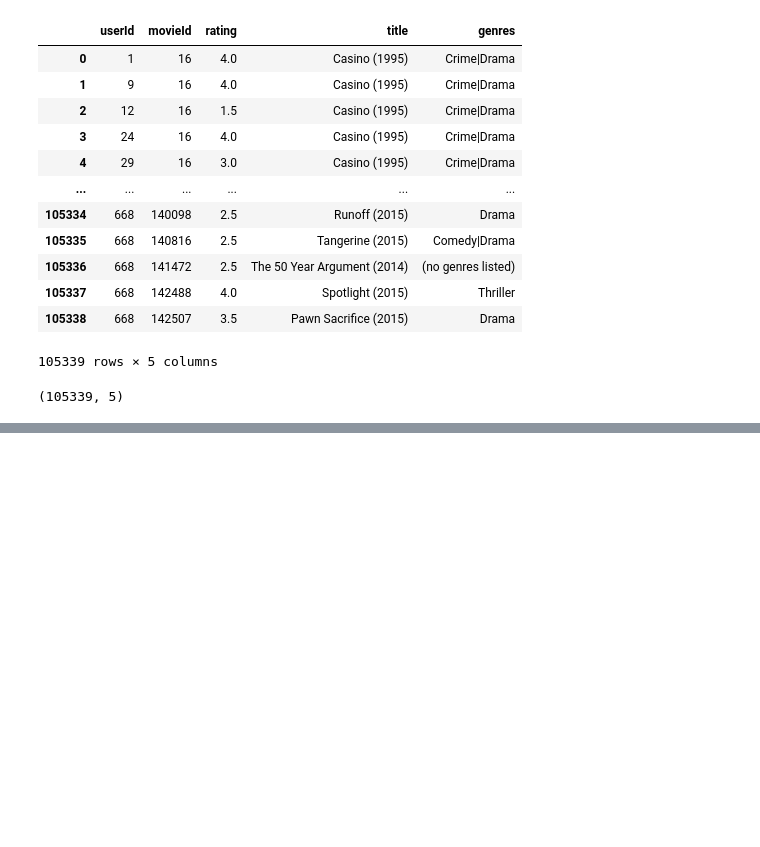
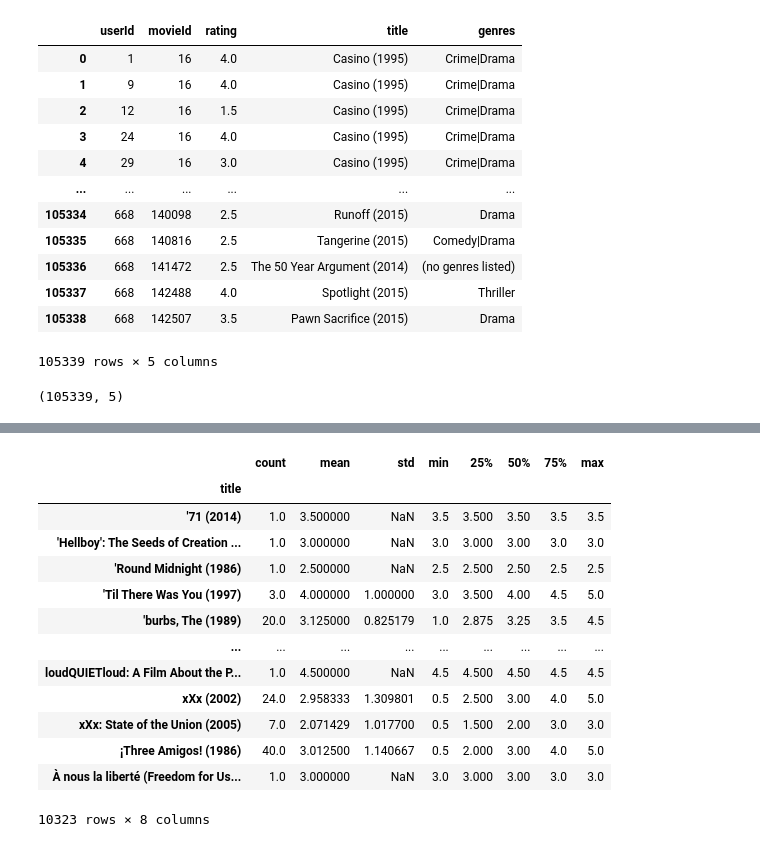
Before and after one commit to sanjip1203/Movie_recommended_system, a Jupyter notebook: recommendation.ipynb, the cells around one changed output, grey strips where cells are left out. Saved outputs shown, nothing was run; the diff lists cells and outputs as text; code cells hidden in the pictures; blank space fills up the shorter version.

```diff
--- a/recommendation.ipynb
+++ b/recommendation.ipynb
@@ -109,0 +128,17 @@ movie_rating_df.shape
+# %%
+movie_rating_df.groupby('title')['rating'].describe()
+# %% [output]
+|  | count | mean | std | min | 25% | 50% | 75% | max |
+| title |  |  |  |  |  |  |  |  |
+| '71 (2014) | 1.0 | 3.500000 | NaN | 3.5 | 3.500 | 3.50 | 3.5 | 3.5 |
+| 'Hellboy': The Seeds of Creation ... | 1.0 | 3.000000 | NaN | 3.0 | 3.000 | 3.00 | 3.0 | 3.0 |
+| 'Round Midnight (1986) | 1.0 | 2.500000 | NaN | 2.5 | 2.500 | 2.50 | 2.5 | 2.5 |
+| 'Til There Was You (1997) | 3.0 | 4.000000 | 1.000000 | 3.0 | 3.500 | 4.00 | 4.5 | 5.0 |
+| 'burbs, The (1989) | 20.0 | 3.125000 | 0.825179 | 1.0 | 2.875 | 3.25 | 3.5 | 4.5 |
+| ... | ... | ... | ... | ... | ... | ... | ... | ... |
+| loudQUIETloud: A Film About the P... | 1.0 | 4.500000 | NaN | 4.5 | 4.500 | 4.50 | 4.5 | 4.5 |
+| xXx (2002) | 24.0 | 2.958333 | 1.309801 | 0.5 | 2.500 | 3.00 | 4.0 | 5.0 |
+| xXx: State of the Union (2005) | 7.0 | 2.071429 | 1.017700 | 0.5 | 1.500 | 2.00 | 3.0 | 3.0 |
+| ¡Three Amigos! (1986) | 40.0 | 3.012500 | 1.140667 | 0.5 | 2.000 | 3.00 | 4.0 | 5.0 |
+| À nous la liberté (Freedom for Us... | 1.0 | 3.000000 | NaN | 3.0 | 3.000 | 3.00 | 3.0 | 3.0 |
+10323 rows × 8 columns
```
Also changed, not shown: parts of 14 cells of this notebook.
